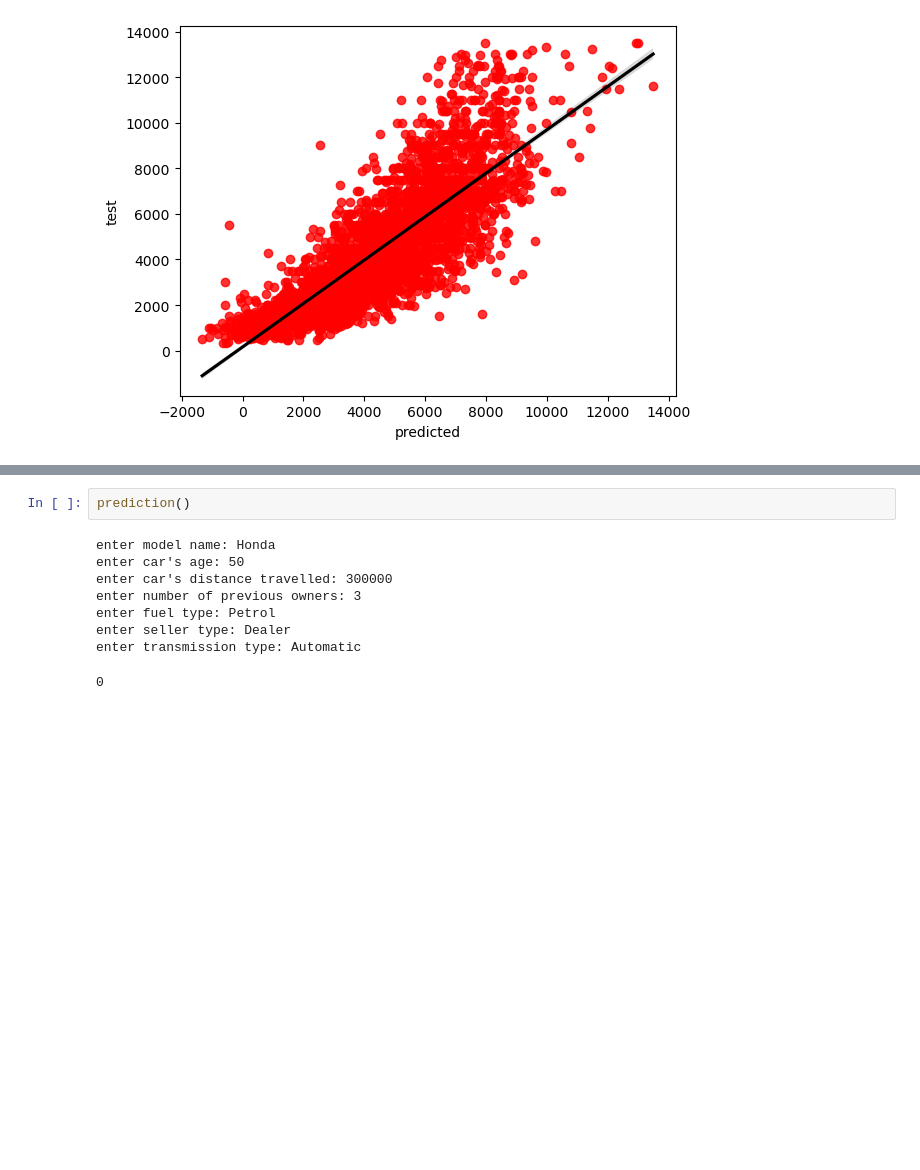
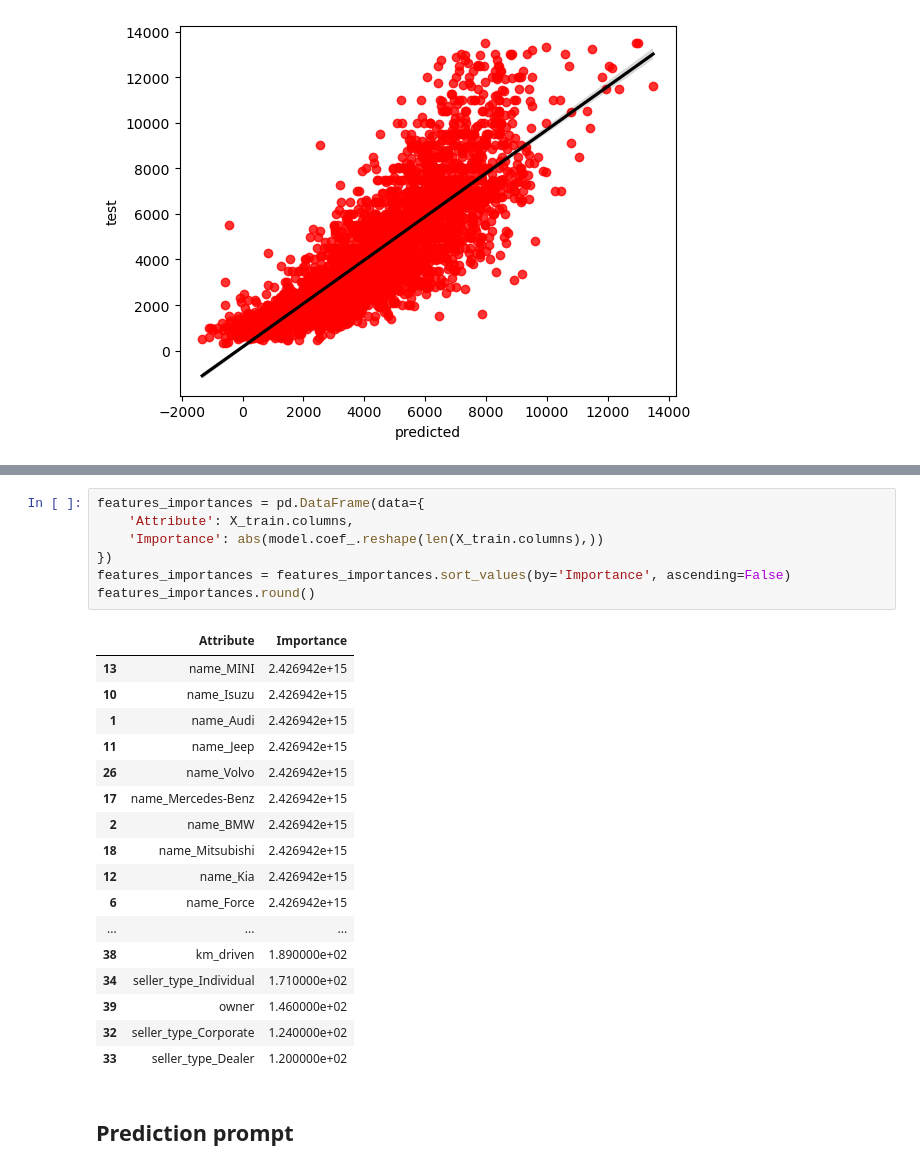
Before and after one commit to vlad-lis/ML-price-prediction, a Jupyter notebook: contribution_files/vlad_v2.ipynb, the cells around one changed output, grey strips where cells are left out. Drawn from its saved outputs; the diff is of its cells as text; blank space fills up the shorter version.

```diff
--- a/contribution_files/vlad_v2.ipynb
+++ b/contribution_files/vlad_v2.ipynb
@@ -415,11 +339,27 @@ def prediction():
-# %%
-prediction()
-# %% [output]
-enter model name: Honda
-enter car's age: 50
-enter car's distance travelled: 300000
-enter number of previous owners: 3
-enter fuel type: Petrol
-enter seller type: Dealer
-enter transmission type: Automatic
-0
+# %%
+features_importances = pd.DataFrame(data={
+    'Attribute': X_train.columns,
+    'Importance': abs(model.coef_.reshape(len(X_train.columns),))
+})
+features_importances = features_importances.sort_values(by='Importance', ascending=False)
+features_importances.round()
+# %% [output]
+|  | Attribute | Importance |
+| 13 | name_MINI | 2.426942e+15 |
+| 10 | name_Isuzu | 2.426942e+15 |
+| 1 | name_Audi | 2.426942e+15 |
+| 11 | name_Jeep | 2.426942e+15 |
+| 26 | name_Volvo | 2.426942e+15 |
+| 17 | name_Mercedes-Benz | 2.426942e+15 |
+| 2 | name_BMW | 2.426942e+15 |
+| 18 | name_Mitsubishi | 2.426942e+15 |
+| 12 | name_Kia | 2.426942e+15 |
+| 6 | name_Force | 2.426942e+15 |
+| ... | ... | ... |
+| 38 | km_driven | 1.890000e+02 |
+| 34 | seller_type_Individual | 1.710000e+02 |
+| 39 | owner | 1.460000e+02 |
+| 32 | seller_type_Corporate | 1.240000e+02 |
+| 33 | seller_type_Dealer | 1.200000e+02 |
+# %% [markdown]
+## Prediction prompt
```
Also changed, not shown: parts of 10 cells of this notebook.
